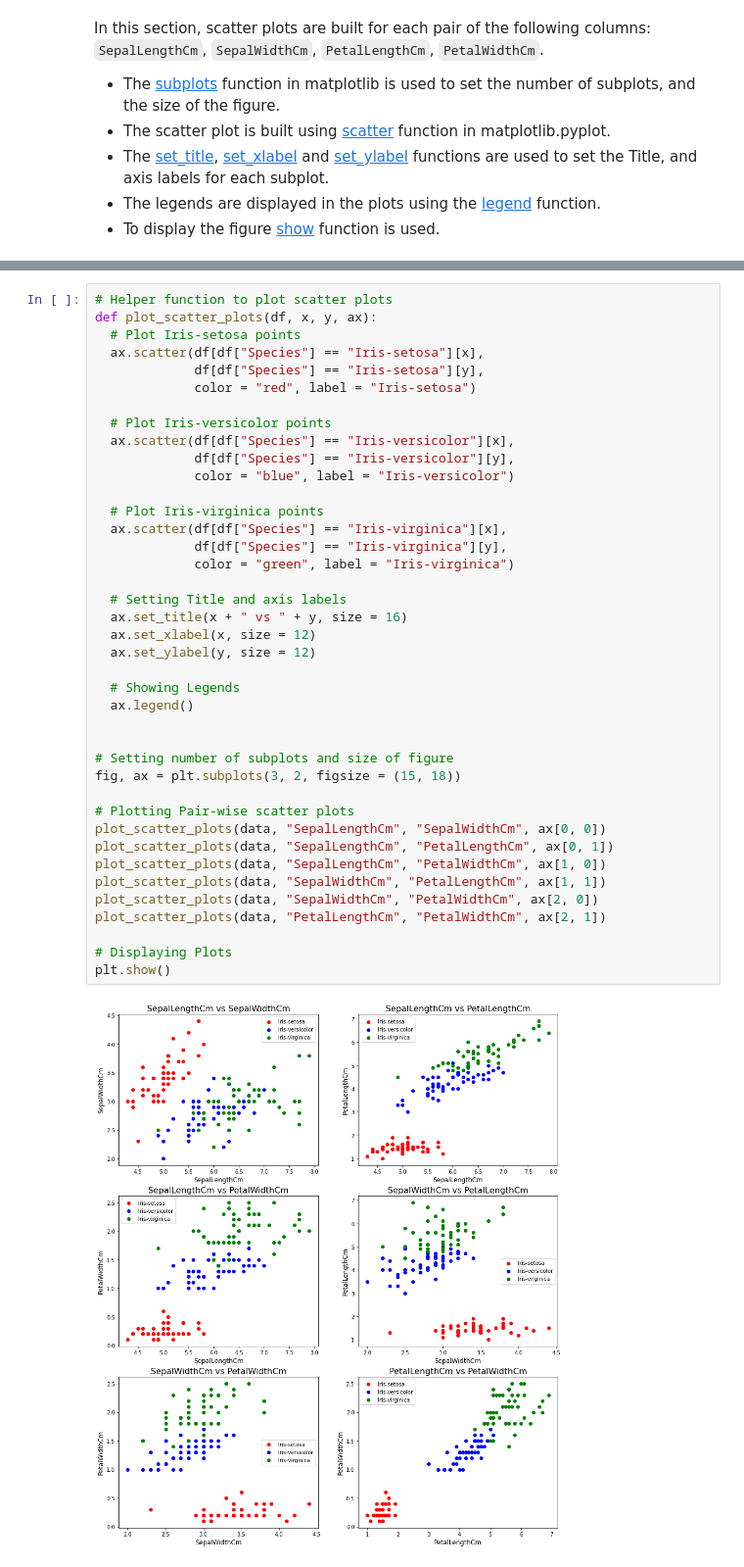
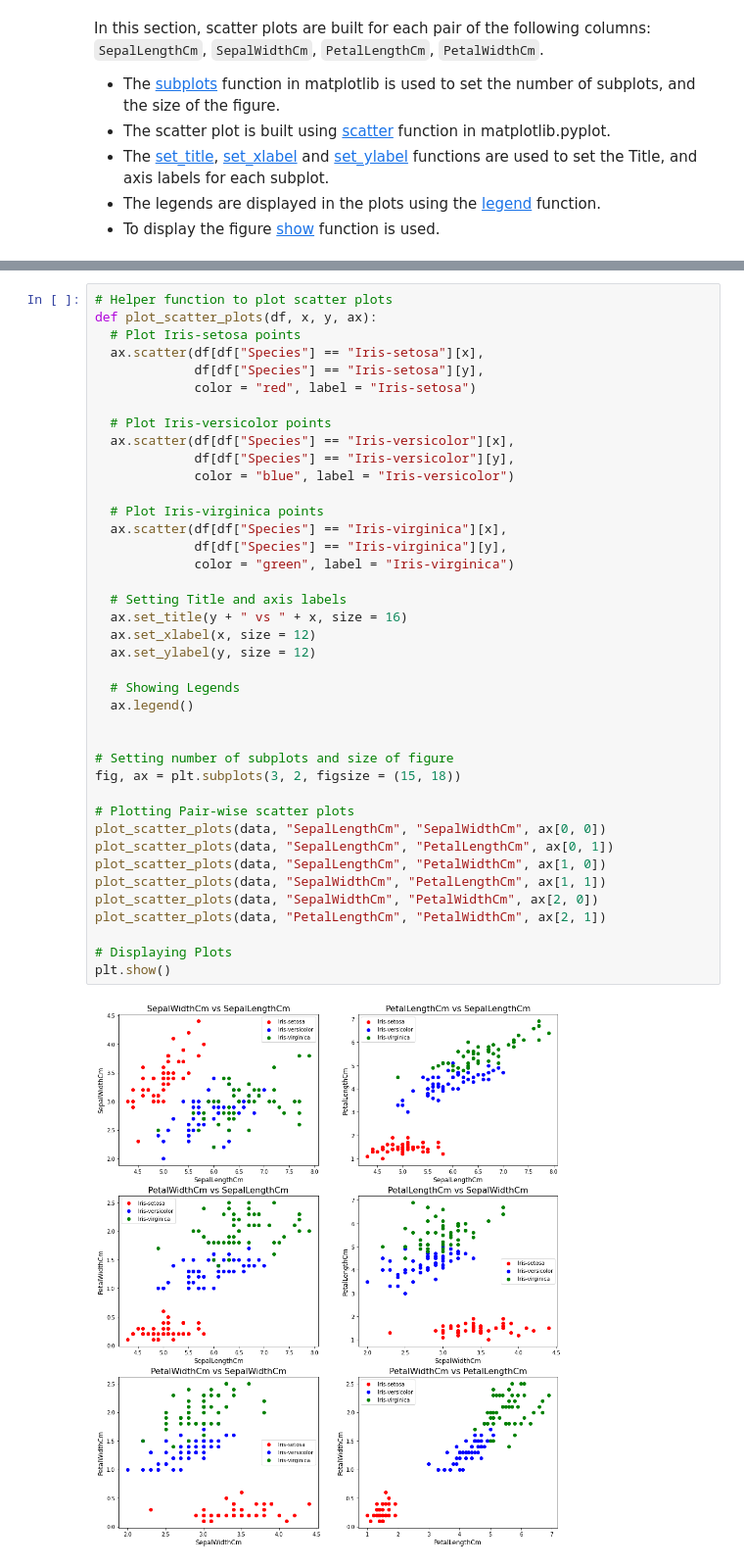
Before and after one commit to yashveersinghsohi/TSF_GRIP_DSBA, a Jupyter notebook: Task2/TSF_GRIP_DSBA_TASK_2.ipynb, the cells around one changed output, grey strips where cells are left out. Shown: that part at 98% size. Cells and saved outputs as stored; diff of their text form.

```diff
--- a/Task2/TSF_GRIP_DSBA_TASK_2.ipynb
+++ b/Task2/TSF_GRIP_DSBA_TASK_2.ipynb
@@ -98,32 +92,32 @@ def plot_scatter_plots(df, x, y, ax):
              df[df["Species"] == "Iris-versicolor"][y],
              color = "blue", label = "Iris-versicolor")
 
   # Plot Iris-virginica points
   ax.scatter(df[df["Species"] == "Iris-virginica"][x],
              df[df["Species"] == "Iris-virginica"][y],
              color = "green", label = "Iris-virginica")
 
   # Setting Title and axis labels
-  ax.set_title(x + " vs " + y, size = 16)
+  ax.set_title(y + " vs " + x, size = 16)
   ax.set_xlabel(x, size = 12)
   ax.set_ylabel(y, size = 12)
 
   # Showing Legends
   ax.legend()
 
 
 # Setting number of subplots and size of figure
 fig, ax = plt.subplots(3, 2, figsize = (15, 18))
 
 # Plotting Pair-wise scatter plots
 plot_scatter_plots(data, "SepalLengthCm", "SepalWidthCm", ax[0, 0])
 plot_scatter_plots(data, "SepalLengthCm", "PetalLengthCm", ax[0, 1])
 plot_scatter_plots(data, "SepalLengthCm", "PetalWidthCm", ax[1, 0])
 plot_scatter_plots(data, "SepalWidthCm", "PetalLengthCm", ax[1, 1])
 plot_scatter_plots(data, "SepalWidthCm", "PetalWidthCm", ax[2, 0])
 plot_scatter_plots(data, "PetalLengthCm", "PetalWidthCm", ax[2, 1])
 
 # Displaying Plots
 plt.show()
 # %% [output]
-[figure, old version]
+[figure, new version]
```
Also changed, not shown: parts of 30 cells of this notebook.
